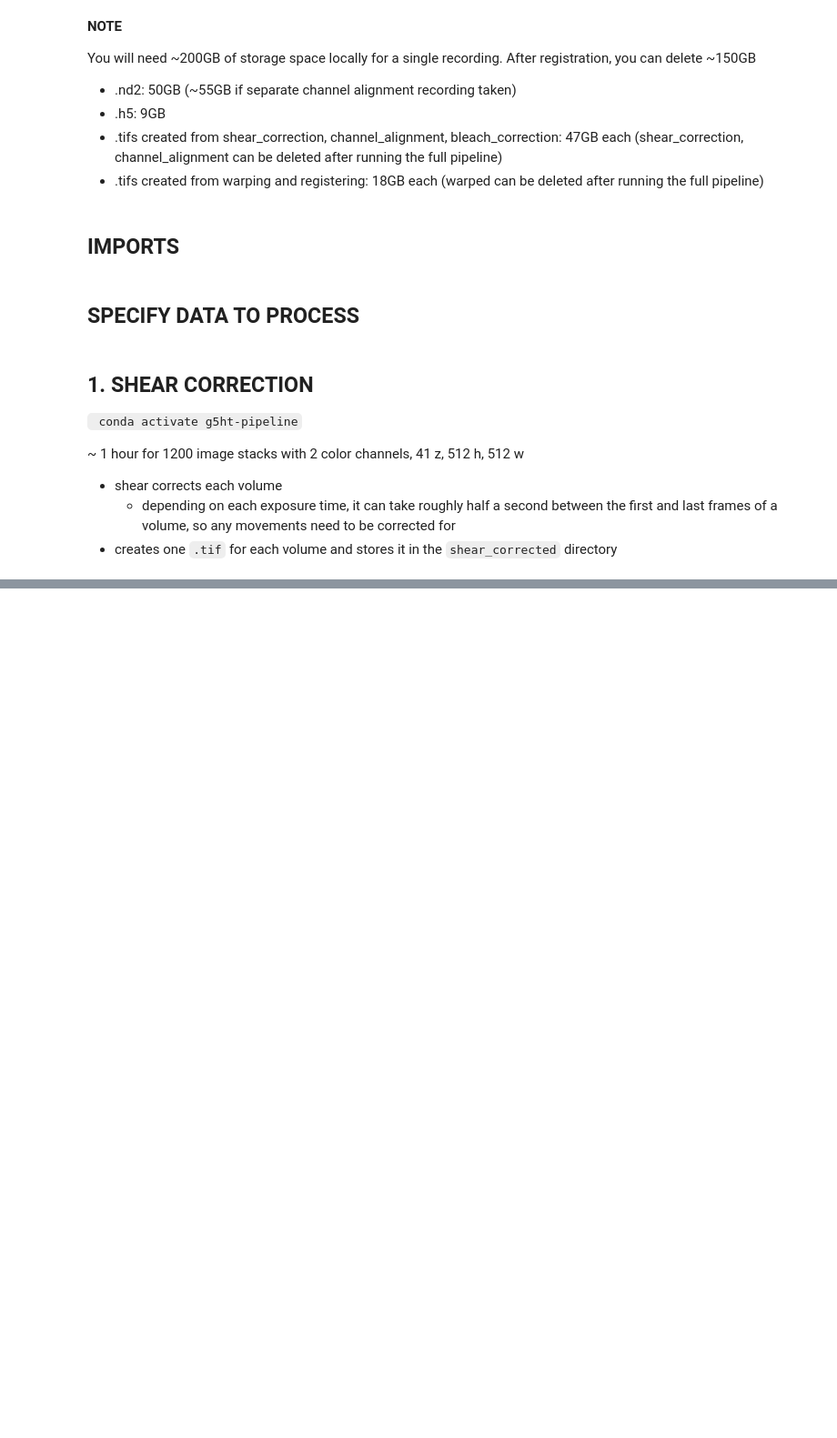
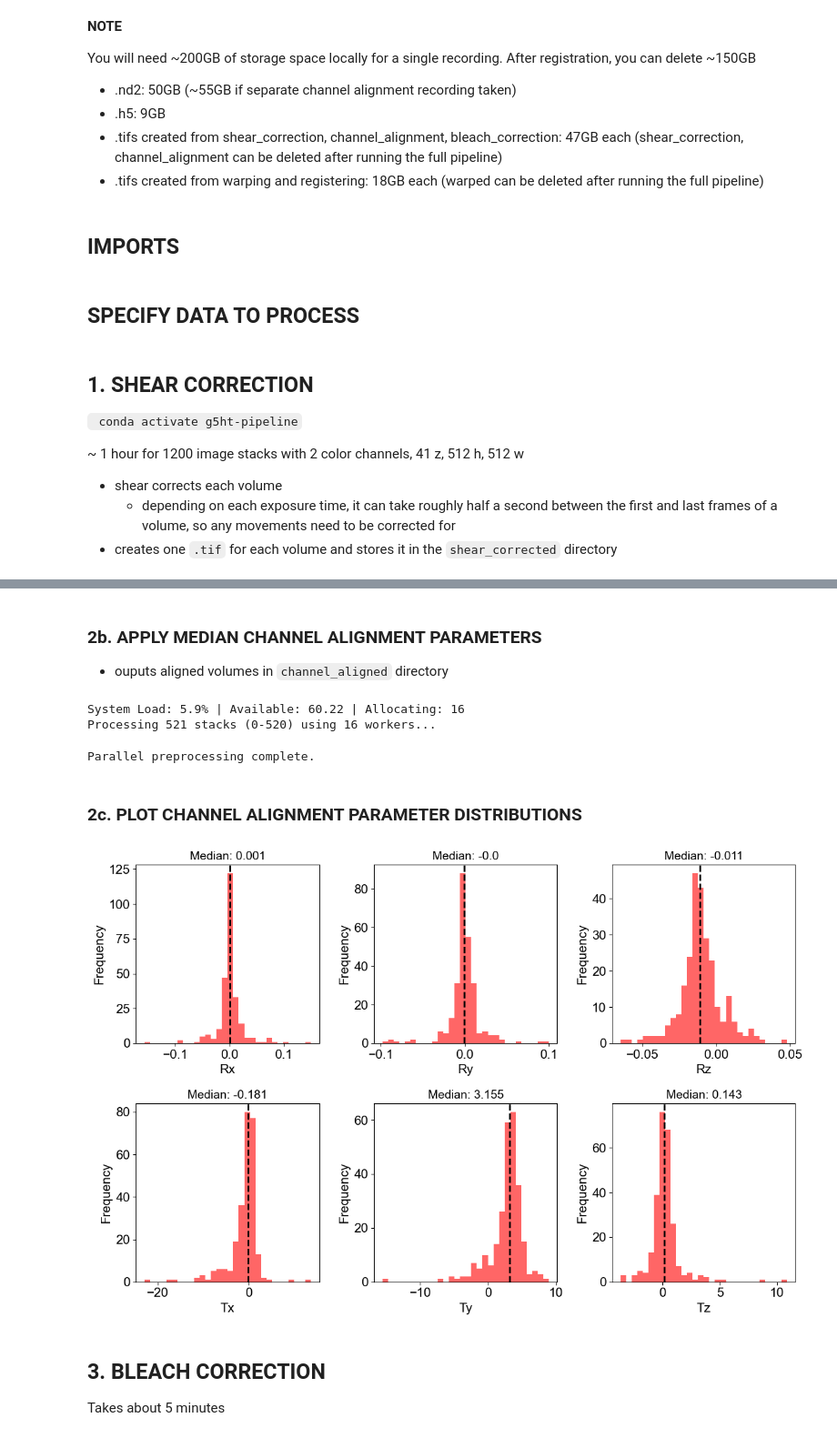
Before and after one commit to MunibH/g5ht-pipeline, a Jupyter notebook: pipeline.ipynb, the cells around one changed output, grey strips where cells are left out. Shown at 91% size. Drawn from its saved outputs; the diff is of its cells as text; code cells hidden in the pictures; blank space fills up the shorter version.

```diff
--- a/pipeline.ipynb
+++ b/pipeline.ipynb
@@ -88,0 +153,41 @@ shear_correct.main()
+# %% [markdown]
+### 2b. APPLY MEDIAN CHANNEL ALIGNMENT PARAMETERS
+
+- ouputs aligned volumes in `channel_aligned` directory
+# %%
+import apply_channel_alignment
+_ = importlib.reload(sys.modules['apply_channel_alignment'])
+
+start_index = "0"
+end_index = str(num_frames-1)
+
+ncpu = str(utils.get_optimal_cpu_count())
+
+if beads_alignment_file is not None:
+    align_with_beads = True
+    num_frames_beads, _, _, _ = utils.get_range_from_nd2(beads_alignment_file, stack_length=STACK_LENGTH)
+    sys.argv = ["", INPUT_ND2_PTH, start_index, end_index, NOISE_PTH, STACK_LENGTH, ncpu, num_frames, height, width, num_channels, align_with_beads, beads_alignment_file]
+else:
+    align_with_beads = False
+    sys.argv = ["", INPUT_ND2_PTH, start_index, end_index, NOISE_PTH, STACK_LENGTH, ncpu, num_frames, height, width, num_channels, align_with_beads]
+
+
+# Call the main function
+apply_channel_alignment.main()
+# %% [output]
+System Load: 5.9% | Available: 60.22 | Allocating: 16
+Processing 521 stacks (0-520) using 16 workers...
+Parallel preprocessing complete.
+# %% [markdown]
+### 2c. PLOT CHANNEL ALIGNMENT PARAMETER DISTRIBUTIONS
+# %%
+import apply_channel_alignment
+_ = importlib.reload(sys.modules['apply_channel_alignment'])
+
+apply_channel_alignment.plot_channel_alignment_params(INPUT_ND2_PTH, beads_alignment_file)
+# %% [output]
+[figure, added]
+# %% [markdown]
+## 3. BLEACH CORRECTION
+
+Takes about 5 minutes
```
Also changed, not shown: parts of 10 cells of this notebook, 12 other files.
